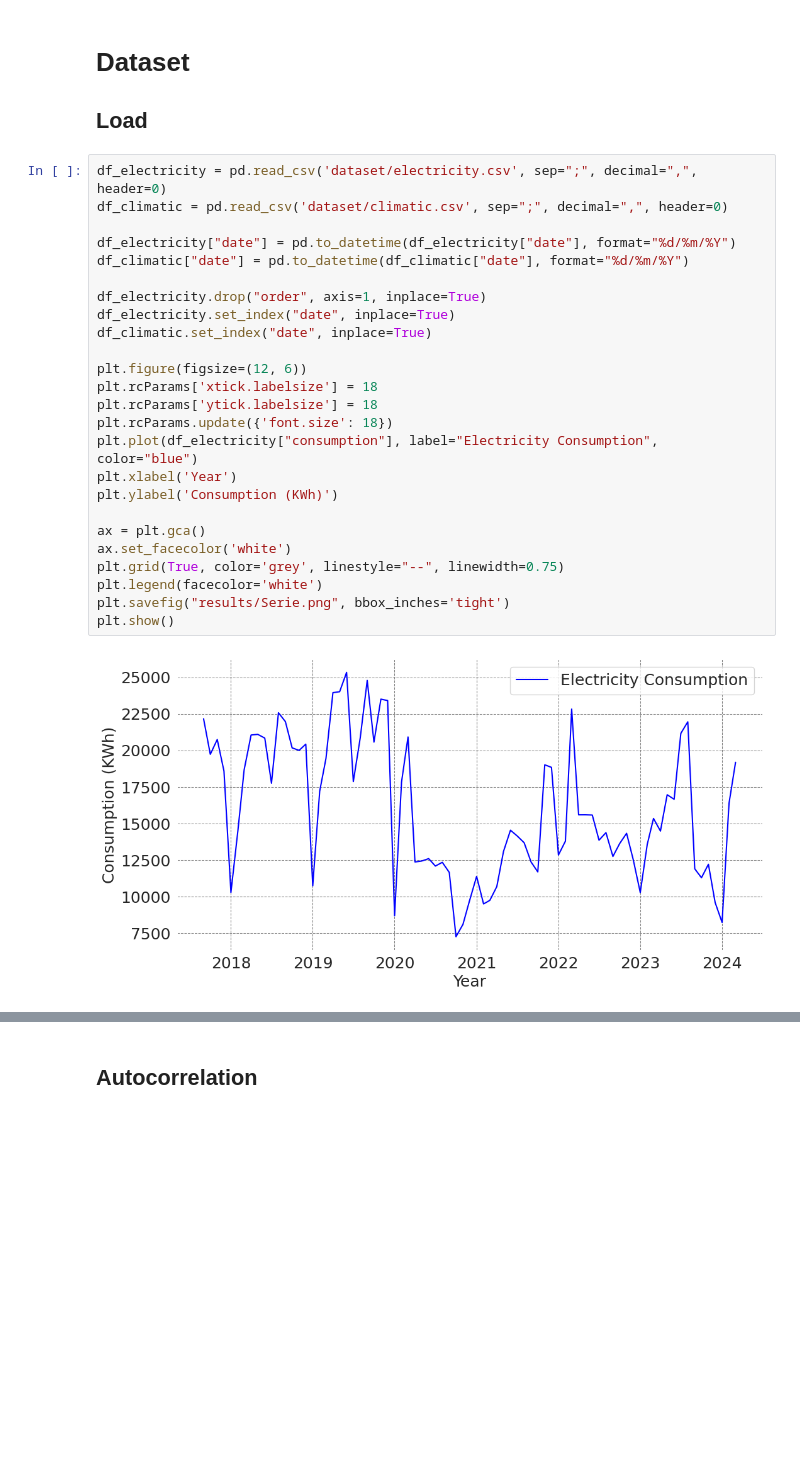
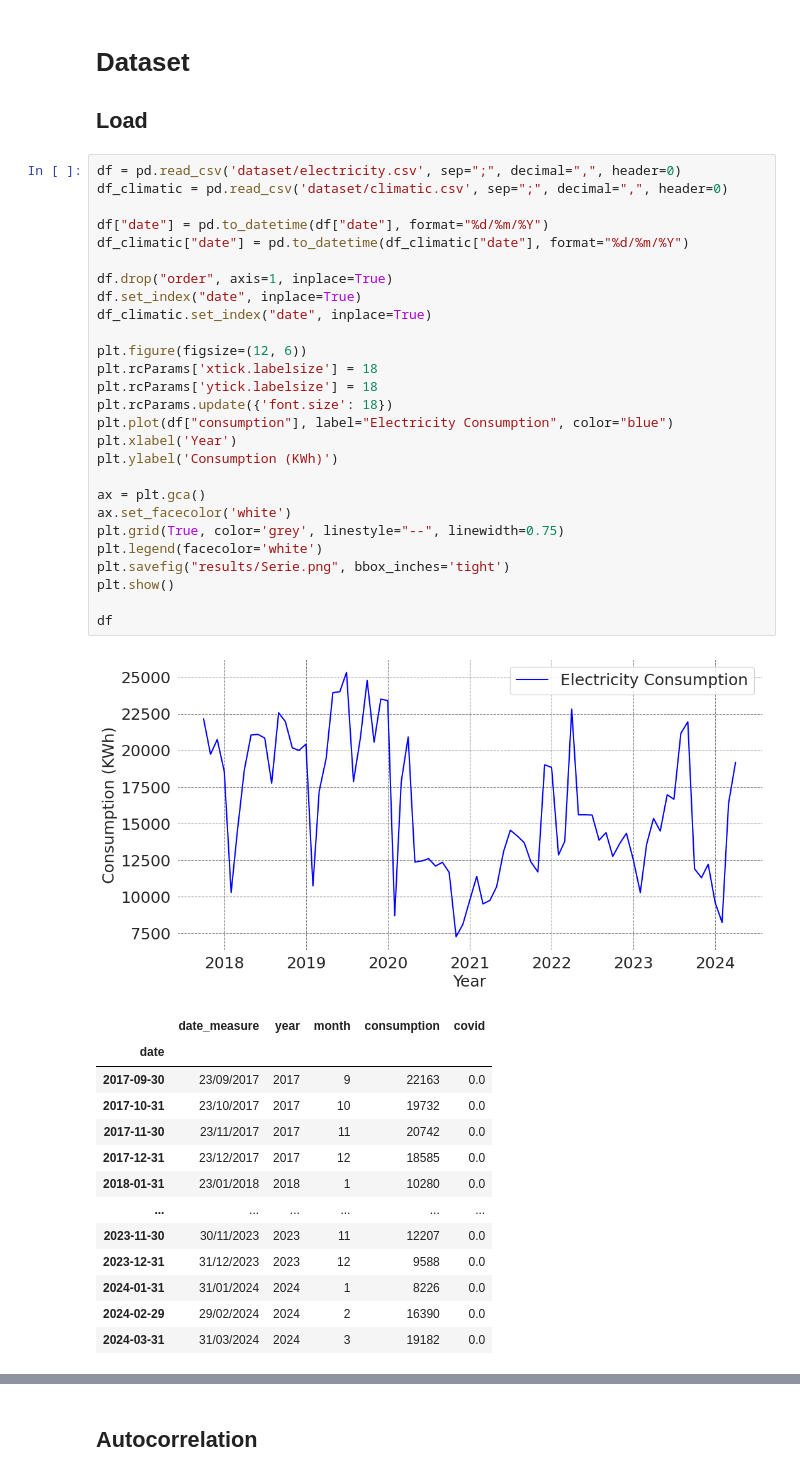
Before and after one commit to eduardoalba0/ifpr_electricity_ml, a Jupyter notebook: DataPreparation.ipynb, the cells around one changed output, grey strips where cells are left out. Drawn from its saved outputs; the diff is of its cells as text; blank space fills up the shorter version.

```diff
--- a/DataPreparation.ipynb
+++ b/DataPreparation.ipynb
@@ -41,29 +47,44 @@ reset_seed()
 # Dataset
 ## Load
 # %%
-df_electricity = pd.read_csv('dataset/electricity.csv', sep=";", decimal=",", header=0)
+df = pd.read_csv('dataset/electricity.csv', sep=";", decimal=",", header=0)
 df_climatic = pd.read_csv('dataset/climatic.csv', sep=";", decimal=",", header=0)
 
-df_electricity["date"] = pd.to_datetime(df_electricity["date"], format="%d/%m/%Y")
+df["date"] = pd.to_datetime(df["date"], format="%d/%m/%Y")
 df_climatic["date"] = pd.to_datetime(df_climatic["date"], format="%d/%m/%Y")
 
-df_electricity.drop("order", axis=1, inplace=True)
-df_electricity.set_index("date", inplace=True)
+df.drop("order", axis=1, inplace=True)
+df.set_index("date", inplace=True)
 df_climatic.set_index("date", inplace=True)
 
 plt.figure(figsize=(12, 6))
 plt.rcParams['xtick.labelsize'] = 18
 plt.rcParams['ytick.labelsize'] = 18
 plt.rcParams.update({'font.size': 18})
-plt.plot(df_electricity["consumption"], label="Electricity Consumption", color="blue")
+plt.plot(df["consumption"], label="Electricity Consumption", color="blue")
 plt.xlabel('Year')
 plt.ylabel('Consumption (KWh)')
 
 ax = plt.gca()
 ax.set_facecolor('white')
 plt.grid(True, color='grey', linestyle="--", linewidth=0.75)
 plt.legend(facecolor='white')
 plt.savefig("results/Serie.png", bbox_inches='tight')
 plt.show()
+
+df
 # %% [output]
-[figure, old version]
+[figure, new version]
+|  | date_measure | year | month | consumption | covid |
+| date |  |  |  |  |  |
+| 2017-09-30 | 23/09/2017 | 2017 | 9 | 22163 | 0.0 |
+| 2017-10-31 | 23/10/2017 | 2017 | 10 | 19732 | 0.0 |
+| 2017-11-30 | 23/11/2017 | 2017 | 11 | 20742 | 0.0 |
+| 2017-12-31 | 23/12/2017 | 2017 | 12 | 18585 | 0.0 |
+| 2018-01-31 | 23/01/2018 | 2018 | 1 | 10280 | 0.0 |
+| ... | ... | ... | ... | ... | ... |
+| 2023-11-30 | 30/11/2023 | 2023 | 11 | 12207 | 0.0 |
+| 2023-12-31 | 31/12/2023 | 2023 | 12 | 9588 | 0.0 |
+| 2024-01-31 | 31/01/2024 | 2024 | 1 | 8226 | 0.0 |
+| 2024-02-29 | 29/02/2024 | 2024 | 2 | 16390 | 0.0 |
+| 2024-03-31 | 31/03/2024 | 2024 | 3 | 19182 | 0.0 |
```
Also changed, not shown: parts of 30 cells of this notebook, 34 other files.
